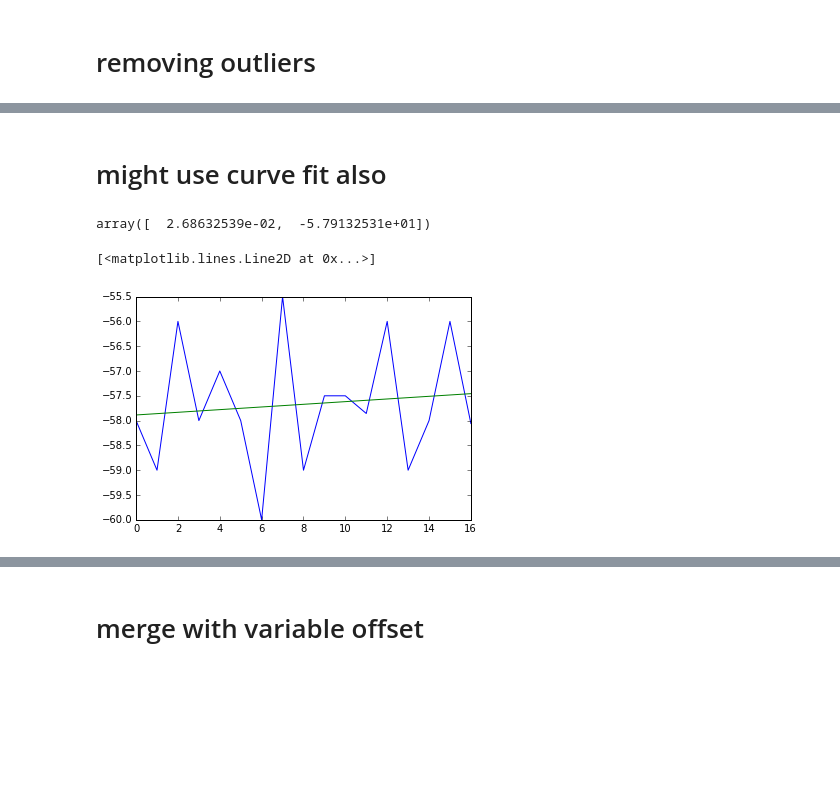
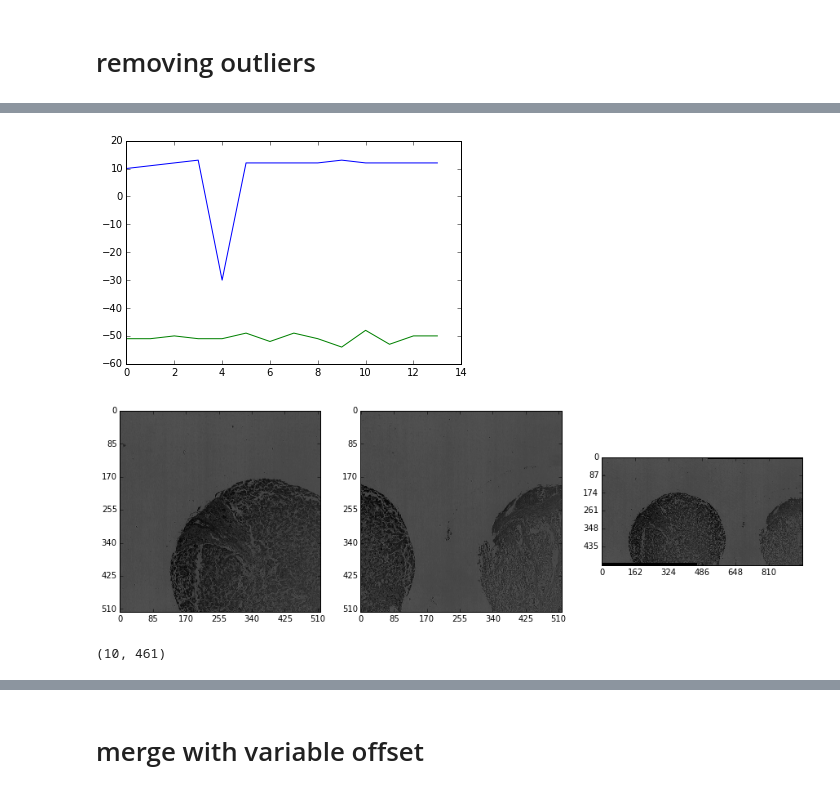
Before and after one commit to arve0/master, a Jupyter notebook: stitch with registration.ipynb, the cells around one changed output, grey strips where cells are left out. Drawn from its saved outputs; the diff is of its cells as text; code cells hidden in the pictures; blank space fills up the shorter version.

```diff
--- a/stitch with registration.ipynb
+++ b/stitch with registration.ipynb
@@ -175,2 +92,0 @@ plt.plot(translations[:,1])
-# %% [markdown]
-# might use curve fit also
@@ -182,11 +93,4 @@ def line(x,a,b):
-# %%
-fit, covariance = curve_fit(line, translations[:,3], translations[:,1])
-fit
-# %% [output]
-array([  2.68632539e-02,  -5.79132531e+01])
-# %%
-plt.plot(translations[:,1])
-plt.plot(translations[:,3]*fit[0]+fit[1])
-# %% [output]
-[<matplotlib.lines.Line2D at 0x...>]
-[figure, removed]
+# %%
+plot(translations[:,0:2]);
+# %% [output]
+[figure, added]
@@ -192,0 +99,15 @@ plt.plot(translations[:,3]*fit[0]+fit[1])
+# %%
+img1 = imread(e.image(0,0,0,0))
+img2 = imread(e.image(0,0,0,1))
+
+y_offset, x_offset = translations[0,0:2]
+x_offset %= 512
+
+merged = stitch(img1, img2, y_offset, x_offset)
+side_by_side(img1, img2, merged)
+# %% [output]
+[figure, added]
+# %%
+y_offset, x_offset
+# %% [output]
+(10, 461)
```
Also changed, not shown: parts of 60 cells of this notebook, 13 other files.
